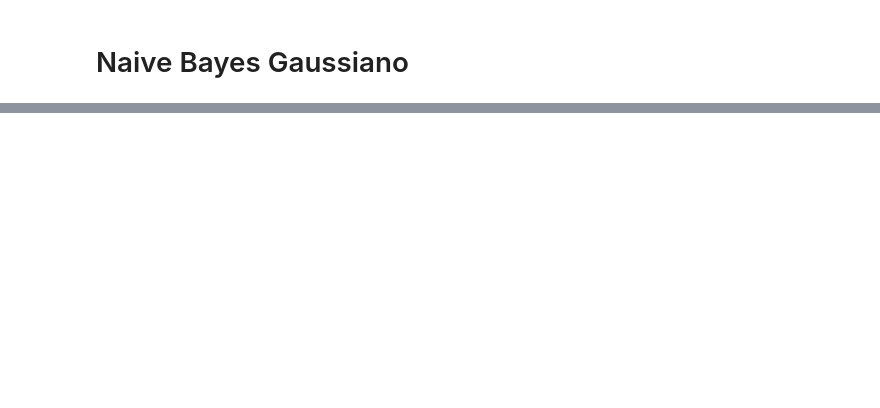
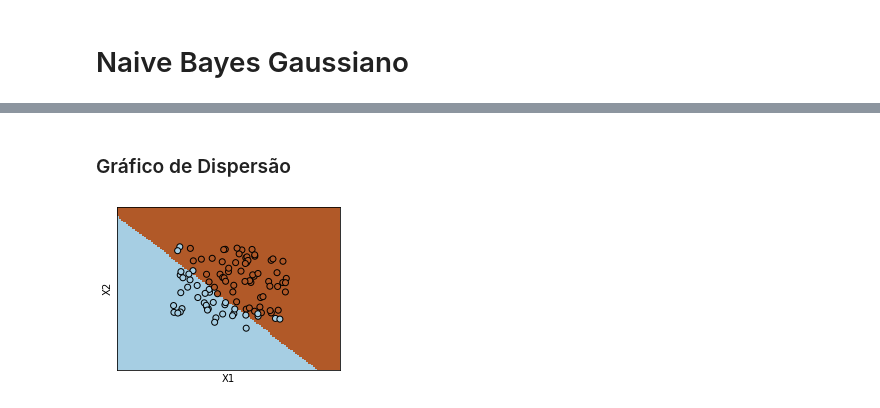
Before and after one commit to MCavalcante16/machine-learning-classificadores-manuais, a Jupyter notebook: Regressão Logística.ipynb, the cells around one changed output, grey strips where cells are left out. Cells and saved outputs as stored; diff of their text form; code cells hidden in the pictures; blank space fills up the shorter version.

```diff
--- a/Regressão Logística.ipynb
+++ b/Regressão Logística.ipynb
@@ -60,0 +78,6 @@ AttributeError: module 'maurikit_learn' has no attribute 'LogisticRegression_NBG
+# %% [markdown]
+### Gráfico de Dispersão
+# %%
+ml.plot_boundaries(NBG, X, y)
+# %% [output]
+[figure, added]
```
Also changed, not shown: parts of 11 cells of this notebook, 1 other file.
